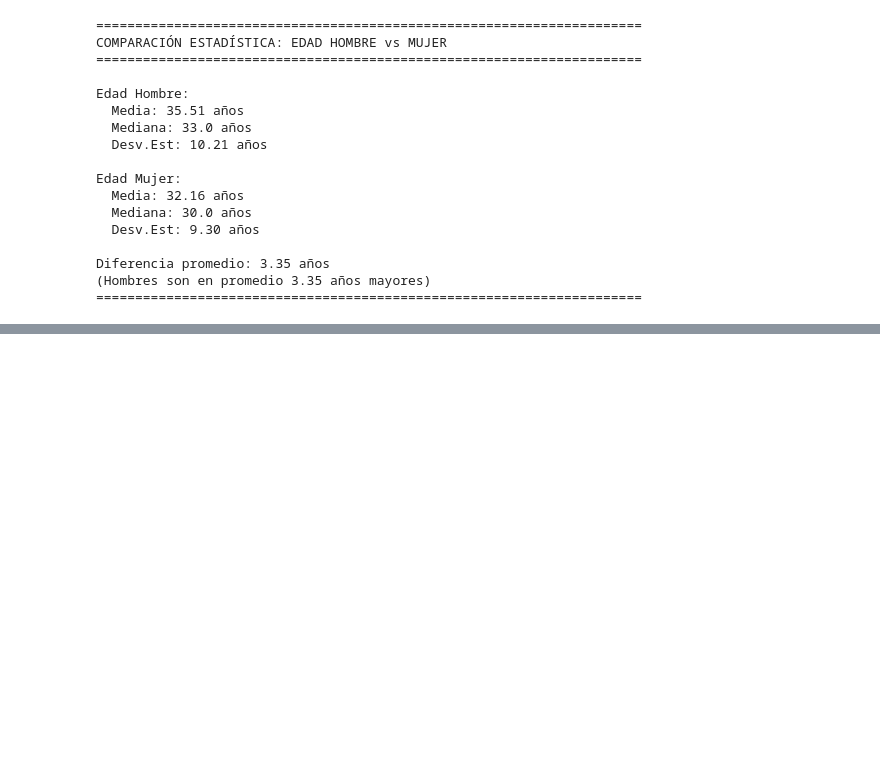
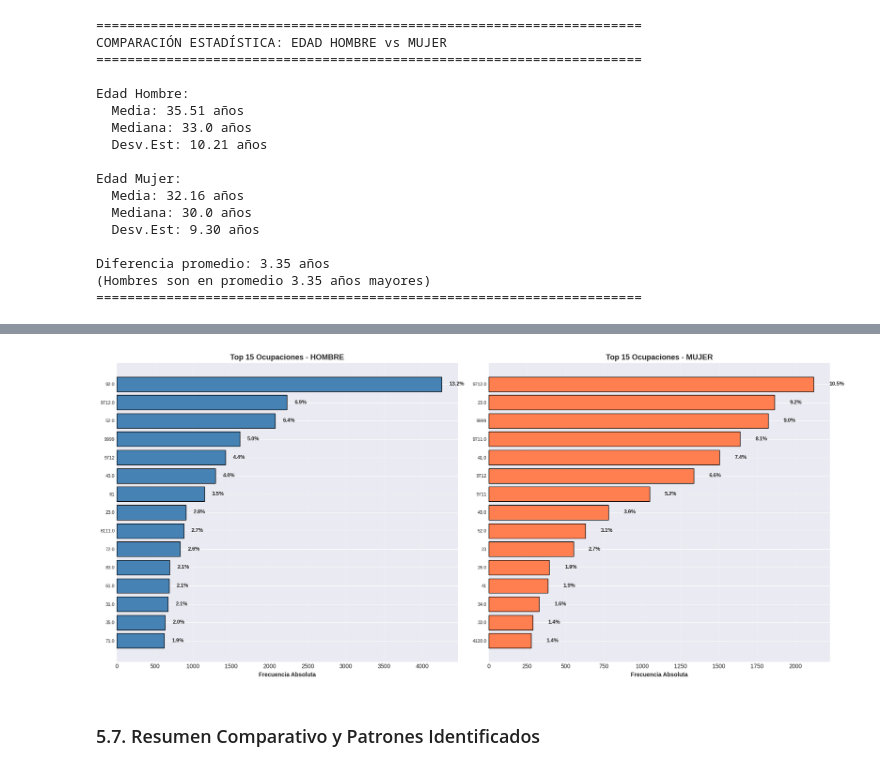
Before and after one commit to Tunchxz/CC3074-Proyecto-1, a Jupyter notebook: proyecto-1.ipynb, the cells around one changed output, grey strips where cells are left out. Cells and saved outputs as stored; diff of their text form; code cells hidden in the pictures; blank space fills up the shorter version.

```diff
--- a/proyecto-1.ipynb
+++ b/proyecto-1.ipynb
@@ -1876,0 +2377,38 @@ Diferencia promedio: 3.35 años
+# %%
+# Gráfico comparativo: Ocupación Hombre vs Mujer (Top 15)
+fig, axes = plt.subplots(1, 2, figsize=(18, 8))
+
+# Gráfico para Hombres
+top_ocup_h = resultado_ocup_h['tabla_frecuencias'].head(15)
+axes[0].barh(range(len(top_ocup_h)), top_ocup_h['Frecuencia Absoluta'], color='steelblue', edgecolor='black')
+for i, (idx, row) in enumerate(top_ocup_h.iterrows()):
+    axes[0].text(row['Frecuencia Absoluta'] + 100, i,
+                f"{row['Frecuencia Relativa (%)']:.1f}%",
+                va='center', fontsize=9, fontweight='bold')
+axes[0].set_yticks(range(len(top_ocup_h)))
+axes[0].set_yticklabels(top_ocup_h.index, fontsize=8)
+axes[0].set_xlabel('Frecuencia Absoluta', fontweight='bold')
+axes[0].set_title('Top 15 Ocupaciones - HOMBRE', fontweight='bold', fontsize=13)
+axes[0].invert_yaxis()
+axes[0].grid(True, alpha=0.3, axis='x')
+
+# Gráfico para Mujeres
+top_ocup_m = resultado_ocup_m['tabla_frecuencias'].head(15)
+axes[1].barh(range(len(top_ocup_m)), top_ocup_m['Frecuencia Absoluta'], color='coral', edgecolor='black')
+for i, (idx, row) in enumerate(top_ocup_m.iterrows()):
+    axes[1].text(row['Frecuencia Absoluta'] + 100, i,
+                f"{row['Frecuencia Relativa (%)']:.1f}%",
+                va='center', fontsize=9, fontweight='bold')
+axes[1].set_yticks(range(len(top_ocup_m)))
+axes[1].set_yticklabels(top_ocup_m.index, fontsize=8)
+axes[1].set_xlabel('Frecuencia Absoluta', fontweight='bold')
+axes[1].set_title('Top 15 Ocupaciones - MUJER', fontweight='bold', fontsize=13)
+axes[1].invert_yaxis()
+axes[1].grid(True, alpha=0.3, axis='x')
+
+plt.tight_layout()
+plt.show()
+# %% [output]
+[figure, added]
+# %% [markdown]
+### 5.7. Resumen Comparativo y Patrones Identificados
```
Also changed, not shown: parts of 19 cells of this notebook.
